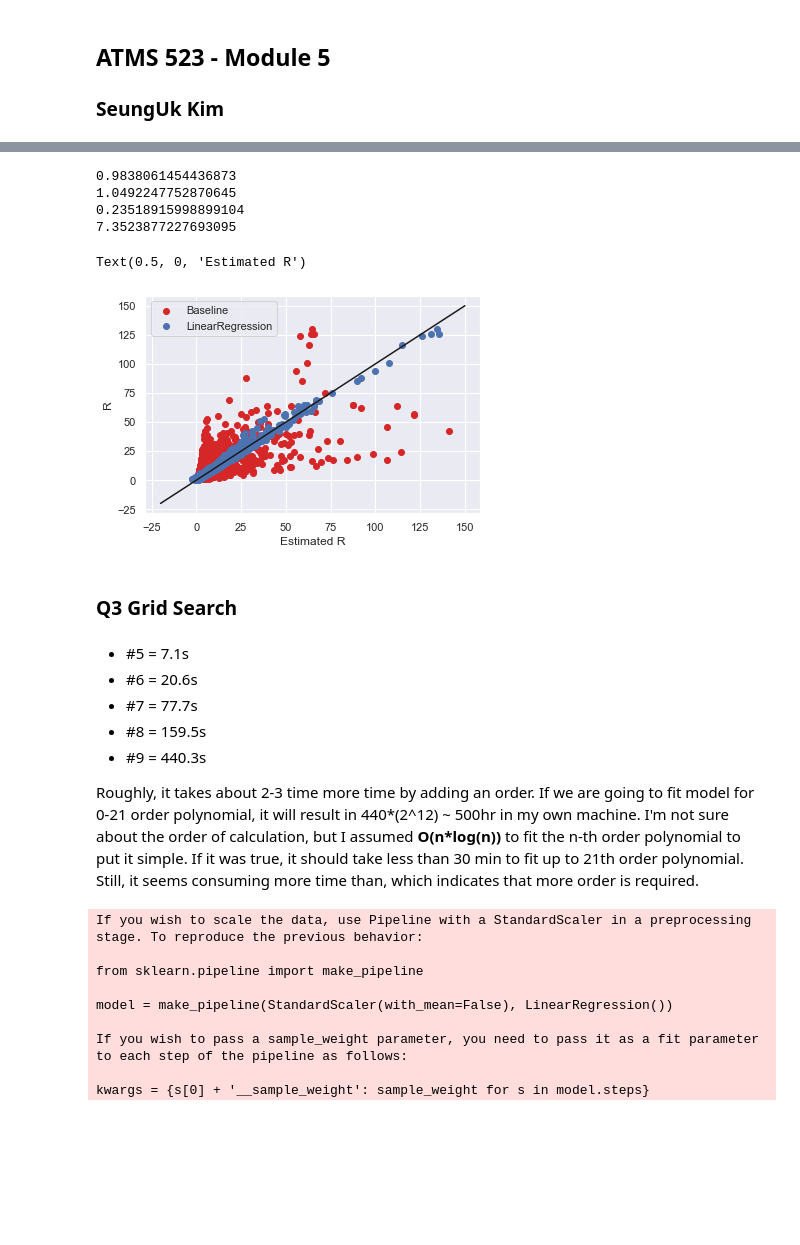
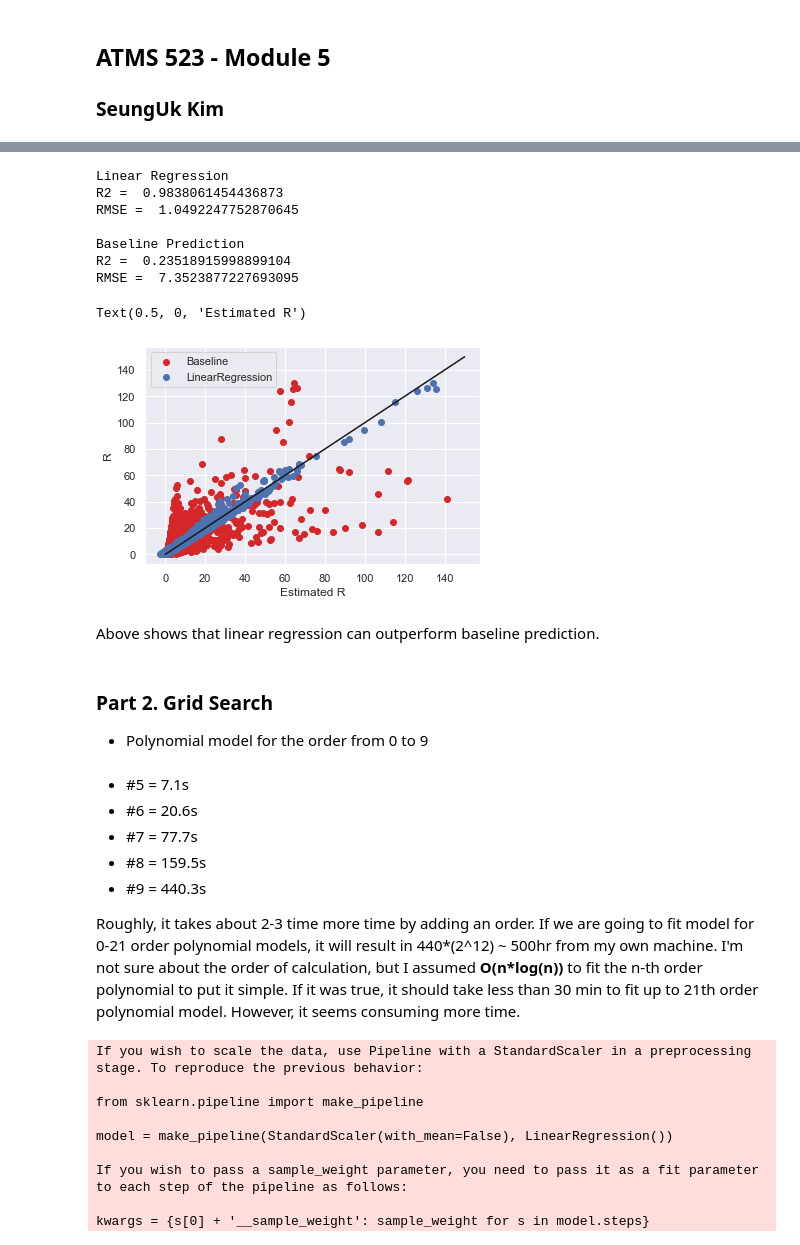
Before and after one commit to atmsillinois/machine-learning-1-seunguk-2, a Jupyter notebook: Module5.ipynb, the cells around one changed output, grey strips where cells are left out. Saved outputs shown, nothing was run; the diff lists cells and outputs as text; code cells hidden in the pictures; blank space fills up the shorter version.

```diff
--- a/Module5.ipynb
+++ b/Module5.ipynb
@@ -26,27 +34,38 @@ ypred = model.predict(Xtest)
 ypred_base = ((10**(Xtest[:,0]/10))/200)**(1/1.6)
 # %%
-print(metrics.r2_score(ypred, ytest))
-print(np.sqrt(metrics.mean_squared_error(ypred, ytest)))
+from sklearn import metrics
 
-print(metrics.r2_score(ypred_base, ytest))
-print(np.sqrt(metrics.mean_squared_error(ypred_base, ytest)))
+print('Linear Regression')
+print('R2 = ', metrics.r2_score(ypred, ytest))
+print('RMSE = ', np.sqrt(metrics.mean_squared_error(ypred, ytest)), '\n')
+
+print('Baseline Prediction')
+print('R2 = ', metrics.r2_score(ypred_base, ytest))
+print('RMSE = ', np.sqrt(metrics.mean_squared_error(ypred_base, ytest)))
 # %% [output]
-0.9838061454436873
-1.0492247752870645
-0.23518915998899104
-7.3523877227693095
+Linear Regression
+R2 =  0.9838061454436873
+RMSE =  1.0492247752870645
+
+Baseline Prediction
+R2 =  0.23518915998899104
+RMSE =  7.3523877227693095
 # %%
-plt.plot([-20,150],[-20,150],'k')
+plt.plot([0,150],[0,150],'k')
 plt.scatter(ypred_base, ytest, color='tab:red', label='Baseline')
 plt.scatter(ypred, ytest, label='LinearRegression')
 plt.legend()
 plt.ylabel('R')
 plt.xlabel('Estimated R')
 # %% [output]
 Text(0.5, 0, 'Estimated R')
-[figure, old version]
+[figure, new version]
-# %% [markdown]
-### Q3 Grid Search
+# %% [markdown]
+Above shows that linear regression can outperform baseline prediction.
+# %% [markdown]
+### Part 2. Grid Search
+
+* Polynomial model for the order from 0 to 9
 # %%
 from sklearn.preprocessing import PolynomialFeatures
 from sklearn.linear_model import LinearRegression
@@ -70,7 +89,7 @@ grid = GridSearchCV(PolynomialRegression(), param_grid, cv=7)
 * #8 = 159.5s
 * #9 = 440.3s
 
-Roughly, it takes about 2-3 time more time by adding an order. If we are going to fit model for 0-21 order polynomial, it will result in 440*(2^12) ~ 500hr in my own machine. I'm not sure about the order of calculation, but I assumed **O(n*log(n))** to fit the n-th order polynomial to put it simple. If it was true, it should take less than 30 min to fit up to 21th order polynomial. Still, it seems consuming more time than, which indicates that more order is required.
+Roughly, it takes about 2-3 time more time by adding an order. If we are going to fit model for 0-21 order polynomial models, it will result in 440*(2^12) ~ 500hr from my own machine. I'm not sure about the order of calculation, but I assumed **O(n*log(n))** to fit the n-th order polynomial to put it simple. If it was true, it should take less than 30 min to fit up to 21th order polynomial model. However, it seems consuming more time.
 # %%
 grid.fit(Xtrain, ytrain)
 # %% [output]
```
Also changed, not shown: parts of 17 cells of this notebook.
